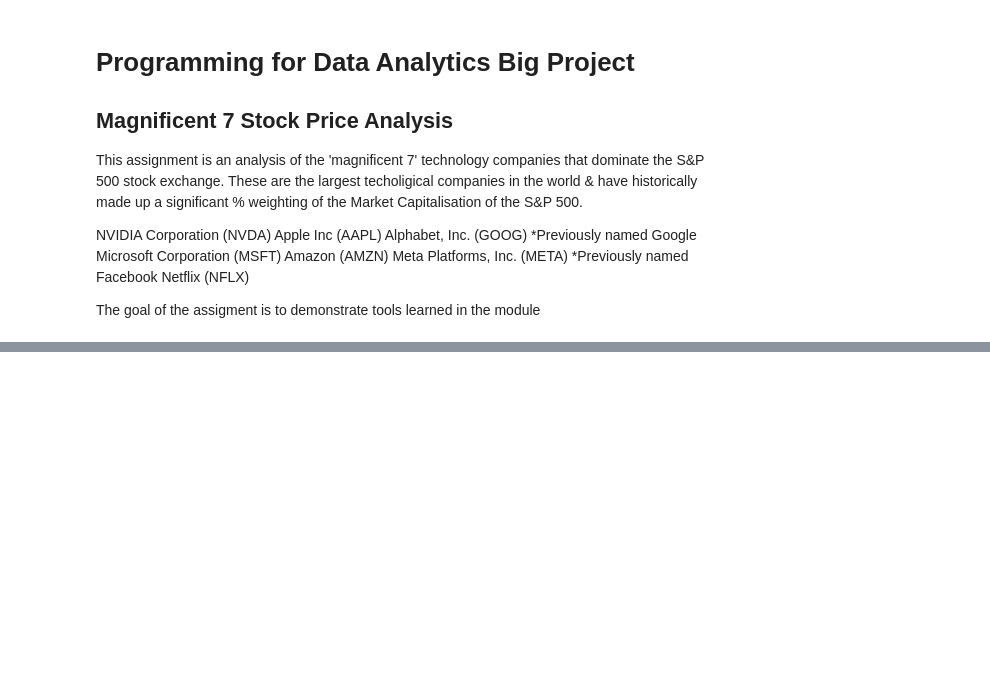
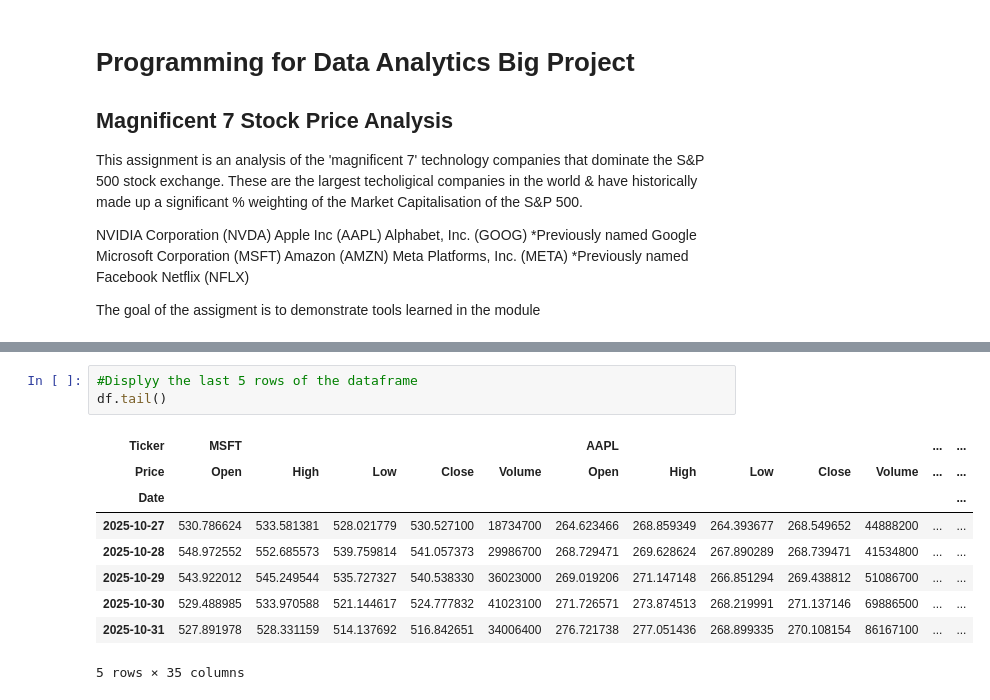
Before and after one commit to Mr-Scarf/programming-for-data-analytics, a Jupyter notebook: project/Project.ipynb, the cells around one changed output, grey strips where cells are left out. Cells and saved outputs as stored; diff of their text form; blank space fills up the shorter version.

```diff
--- a/project/Project.ipynb
+++ b/project/Project.ipynb
@@ -87,0 +131,13 @@ df = get_data()
+# %%
+#Displyy the last 5 rows of the dataframe
+df.tail()
+# %% [output]
+| Ticker | MSFT |  |  |  |  | AAPL |  |  |  |  | ... | ... |
+| Price | Open | High | Low | Close | Volume | Open | High | Low | Close | Volume | ... | ... |
+| Date |  |  |  |  |  |  |  |  |  |  |  | ... |
+| 2025-10-27 | 530.786624 | 533.581381 | 528.021779 | 530.527100 | 18734700 | 264.623466 | 268.859349 | 264.393677 | 268.549652 | 44888200 | ... | ... |
+| 2025-10-28 | 548.972552 | 552.685573 | 539.759814 | 541.057373 | 29986700 | 268.729471 | 269.628624 | 267.890289 | 268.739471 | 41534800 | ... | ... |
+| 2025-10-29 | 543.922012 | 545.249544 | 535.727327 | 540.538330 | 36023000 | 269.019206 | 271.147148 | 266.851294 | 269.438812 | 51086700 | ... | ... |
+| 2025-10-30 | 529.488985 | 533.970588 | 521.144617 | 524.777832 | 41023100 | 271.726571 | 273.874513 | 268.219991 | 271.137146 | 69886500 | ... | ... |
+| 2025-10-31 | 527.891978 | 528.331159 | 514.137692 | 516.842651 | 34006400 | 276.721738 | 277.051436 | 268.899335 | 270.108154 | 86167100 | ... | ... |
+5 rows × 35 columns
```
Also changed, not shown: parts of 8 cells of this notebook, 1 other file.
